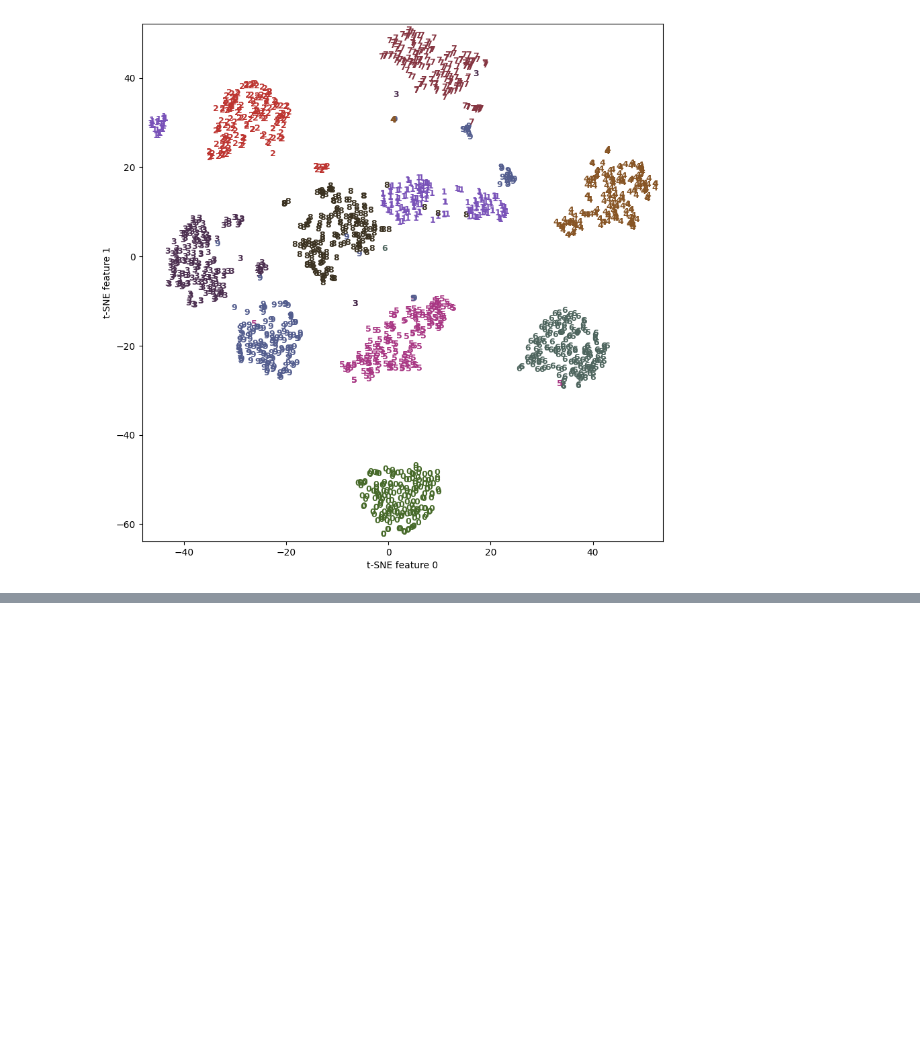
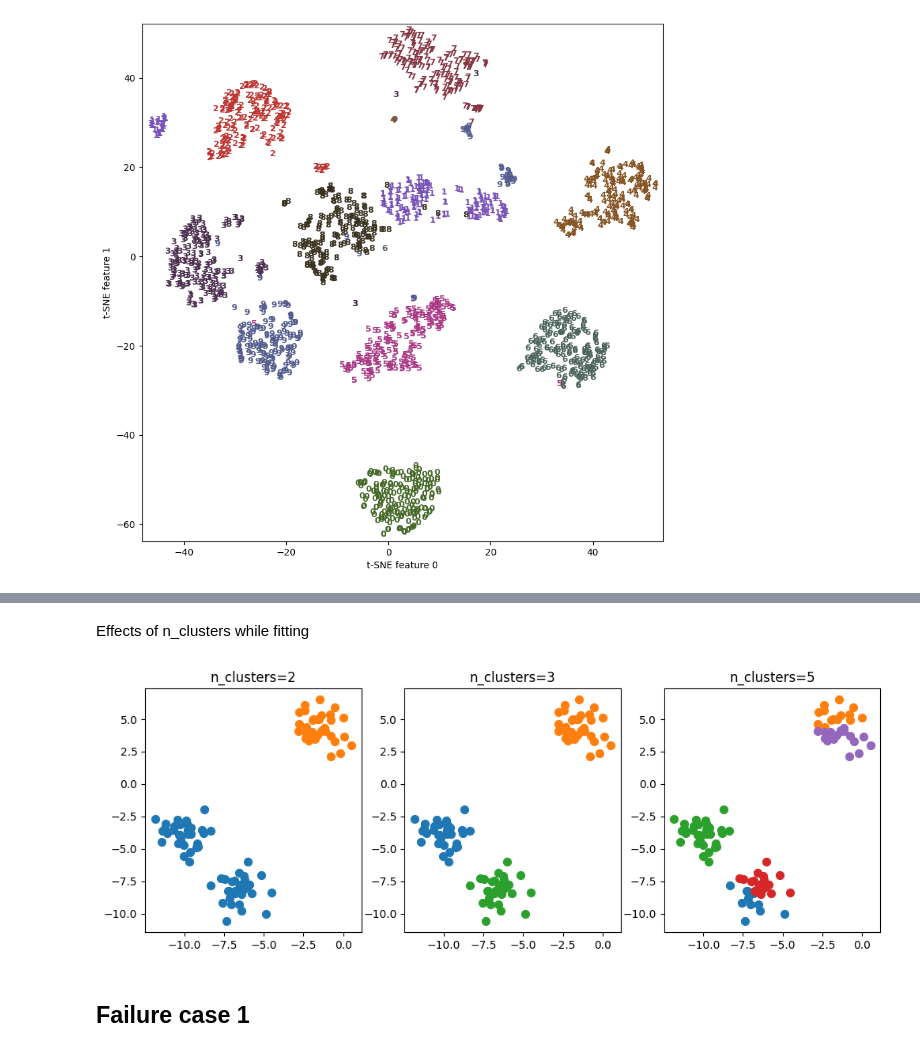
Before and after one commit to abhaykukade/ml_model_evaluation, a Jupyter notebook: unsupervised.ipynb, the cells around one changed output, grey strips where cells are left out. Saved outputs shown, nothing was run; the diff lists cells and outputs as text; code cells hidden in the pictures; blank space fills up the shorter version.

```diff
--- a/unsupervised.ipynb
+++ b/unsupervised.ipynb
@@ -442,0 +457,16 @@ for i in range(len(digits.data)):
+# %% [markdown]
+Effects of n_clusters while fitting
+# %%
+fig, axes = plt.subplots(1, 3, figsize=(12, 4))
+
+for ax, n_cluster in zip(axes, [2, 3, 5]):
+    kmeans = KMeans(n_clusters=n_cluster)
+    kmeans.fit(X)
+
+    assignments = kmeans.labels_
+    plot_scatter_2(X, assignments, ax)
+    ax.set_title(f'n_clusters={n_cluster}')
+# %% [output]
+[figure, added]
+# %% [markdown]
+## Failure case 1
```
Also changed, not shown: parts of 34 cells of this notebook.
